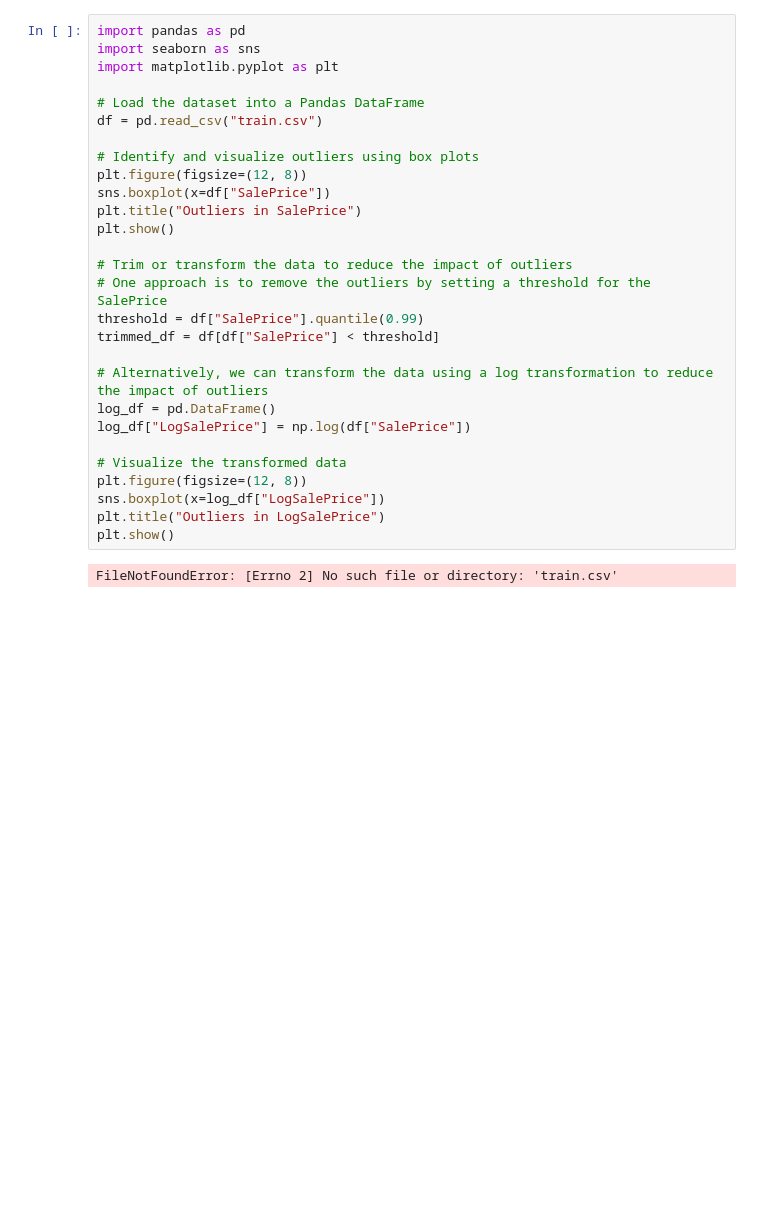
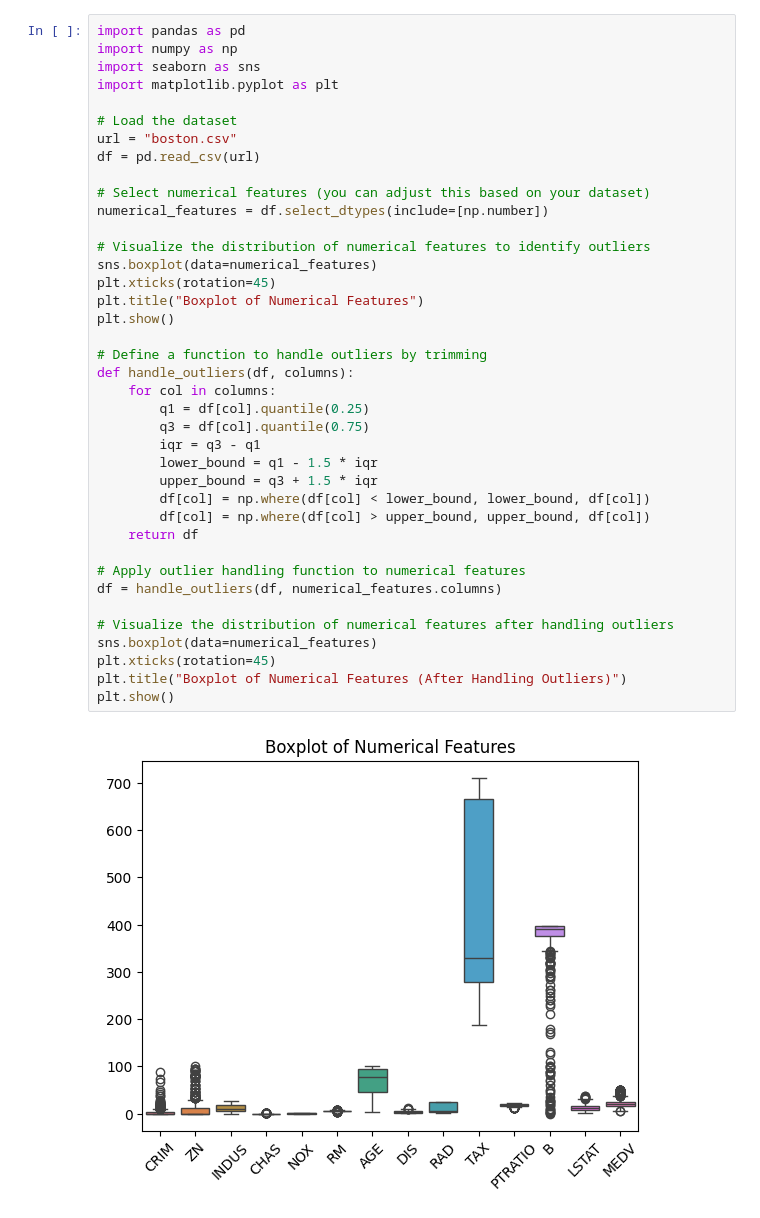
Before and after one commit to Pithi1910/ENCORED-DATA_ANALYSE, a Jupyter notebook: Dealing_with_Outliers_.ipynb, the cells around one changed output. Drawn from its saved outputs; the diff is of its cells as text; blank space fills up the shorter version.

```diff
--- a/Dealing_with_Outliers_.ipynb
+++ b/Dealing_with_Outliers_.ipynb
@@ -1,32 +1,43 @@
 # %% [markdown]
 <a href="https://colab.research.google.com/github/Pithi1910/ENCORED-DATA_ANALYSE/blob/main/Dealing_with_Outliers_.ipynb" target="_parent"><img src="https://colab.research.google.com/assets/colab-badge.svg" alt="Open In Colab"/></a>
-# %%
-import pandas as pd
-import seaborn as sns
-import matplotlib.pyplot as plt
-
-# Load the dataset into a Pandas DataFrame
-df = pd.read_csv("train.csv")
-
-# Identify and visualize outliers using box plots
-plt.figure(figsize=(12, 8))
-sns.boxplot(x=df["SalePrice"])
-plt.title("Outliers in SalePrice")
-plt.show()
-
-# Trim or transform the data to reduce the impact of outliers
-# One approach is to remove the outliers by setting a threshold for the SalePrice
-threshold = df["SalePrice"].quantile(0.99)
-trimmed_df = df[df["SalePrice"] < threshold]
-
-# Alternatively, we can transform the data using a log transformation to reduce the impact of outliers
-log_df = pd.DataFrame()
-log_df["LogSalePrice"] = np.log(df["SalePrice"])
-
-# Visualize the transformed data
-plt.figure(figsize=(12, 8))
-sns.boxplot(x=log_df["LogSalePrice"])
-plt.title("Outliers in LogSalePrice")
-plt.show()
-# %% [output]
-FileNotFoundError: [Errno 2] No such file or directory: 'train.csv'
+# %%
+import pandas as pd
+import numpy as np
+import seaborn as sns
+import matplotlib.pyplot as plt
+
+# Load the dataset
+url = "boston.csv"
+df = pd.read_csv(url)
+
+# Select numerical features (you can adjust this based on your dataset)
+numerical_features = df.select_dtypes(include=[np.number])
+
+# Visualize the distribution of numerical features to identify outliers
+sns.boxplot(data=numerical_features)
+plt.xticks(rotation=45)
+plt.title("Boxplot of Numerical Features")
+plt.show()
+
+# Define a function to handle outliers by trimming
+def handle_outliers(df, columns):
+    for col in columns:
+        q1 = df[col].quantile(0.25)
+        q3 = df[col].quantile(0.75)
+        iqr = q3 - q1
+        lower_bound = q1 - 1.5 * iqr
+        upper_bound = q3 + 1.5 * iqr
+        df[col] = np.where(df[col] < lower_bound, lower_bound, df[col])
+        df[col] = np.where(df[col] > upper_bound, upper_bound, df[col])
+    return df
+
+# Apply outlier handling function to numerical features
+df = handle_outliers(df, numerical_features.columns)
+
+# Visualize the distribution of numerical features after handling outliers
+sns.boxplot(data=numerical_features)
+plt.xticks(rotation=45)
+plt.title("Boxplot of Numerical Features (After Handling Outliers)")
+plt.show()
+# %% [output]
+[figure, added]
```
Also changed, not shown: parts of 1 cell of this notebook.
